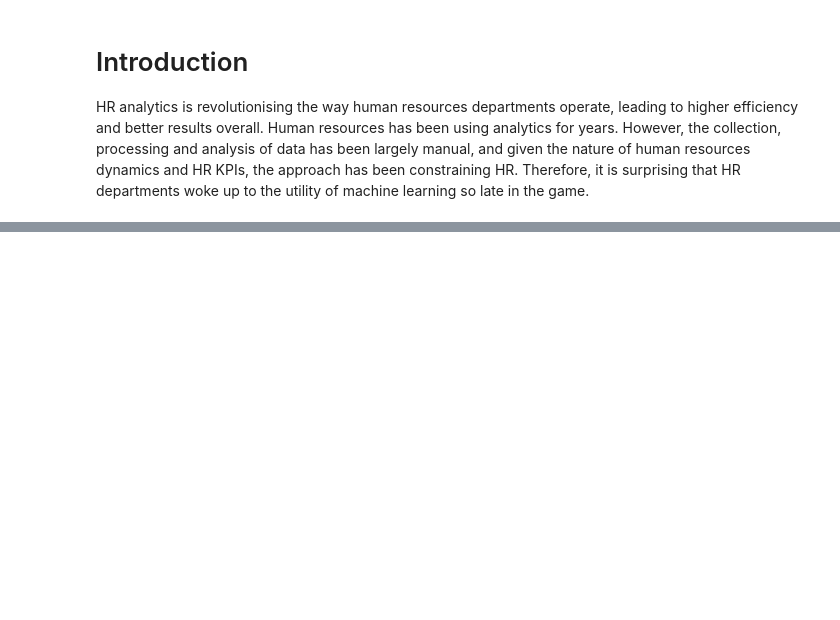
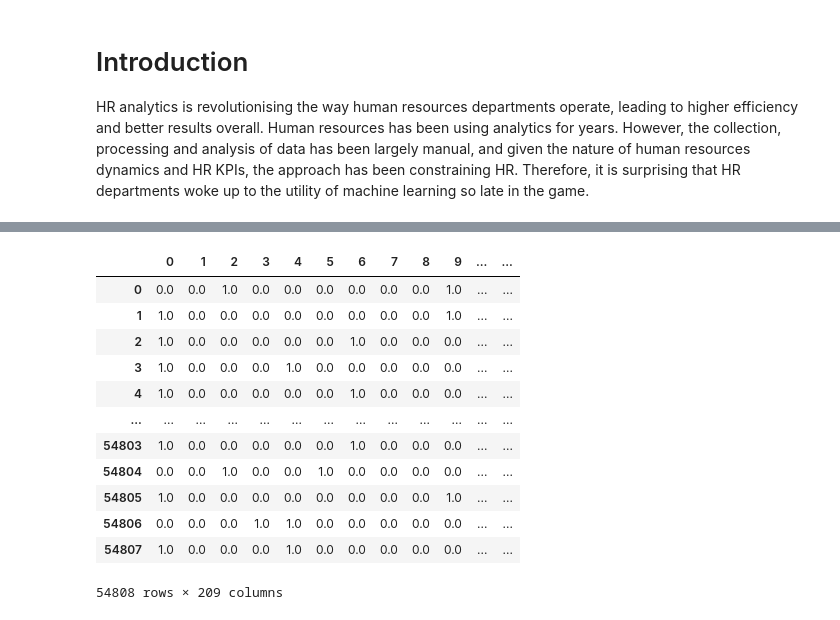
Before and after one commit to lakshyagupta2409/HRAnalytics, a Jupyter notebook: DataExplorationAnd Cleaning.ipynb, the cells around one changed output, grey strips where cells are left out. Saved outputs shown, nothing was run; the diff lists cells and outputs as text; code cells hidden in the pictures; blank space fills up the shorter version.

```diff
--- a/DataExplorationAnd Cleaning.ipynb
+++ b/DataExplorationAnd Cleaning.ipynb
@@ -70,0 +190,10 @@ transformDF =
+# %%
+from sklearn.linear_model import LogisticRegression
+from pandas import get_dummies
+
+model_pipeline=Pipeline(steps=[
+    ('preprocess',columnTransform),\
+     #('cat', get_dummies() )
+    ])
+# %%
+x=model_pipeline.fit_transform(x_train)
@@ -70,0 +214,19 @@ transformDF =
+# %%
+
+x=pd.DataFrame.sparse.from_spmatrix(x)
+# %%
+x
+# %% [output]
+|  | 0 | 1 | 2 | 3 | 4 | 5 | 6 | 7 | 8 | 9 | ... | ... |
+| 0 | 0.0 | 0.0 | 1.0 | 0.0 | 0.0 | 0.0 | 0.0 | 0.0 | 0.0 | 1.0 | ... | ... |
+| 1 | 1.0 | 0.0 | 0.0 | 0.0 | 0.0 | 0.0 | 0.0 | 0.0 | 0.0 | 1.0 | ... | ... |
+| 2 | 1.0 | 0.0 | 0.0 | 0.0 | 0.0 | 0.0 | 1.0 | 0.0 | 0.0 | 0.0 | ... | ... |
+| 3 | 1.0 | 0.0 | 0.0 | 0.0 | 1.0 | 0.0 | 0.0 | 0.0 | 0.0 | 0.0 | ... | ... |
+| 4 | 1.0 | 0.0 | 0.0 | 0.0 | 0.0 | 0.0 | 1.0 | 0.0 | 0.0 | 0.0 | ... | ... |
+| ... | ... | ... | ... | ... | ... | ... | ... | ... | ... | ... | ... | ... |
+| 54803 | 1.0 | 0.0 | 0.0 | 0.0 | 0.0 | 0.0 | 1.0 | 0.0 | 0.0 | 0.0 | ... | ... |
+| 54804 | 0.0 | 0.0 | 1.0 | 0.0 | 0.0 | 1.0 | 0.0 | 0.0 | 0.0 | 0.0 | ... | ... |
+| 54805 | 1.0 | 0.0 | 0.0 | 0.0 | 0.0 | 0.0 | 0.0 | 0.0 | 0.0 | 1.0 | ... | ... |
+| 54806 | 0.0 | 0.0 | 0.0 | 1.0 | 1.0 | 0.0 | 0.0 | 0.0 | 0.0 | 0.0 | ... | ... |
+| 54807 | 1.0 | 0.0 | 0.0 | 0.0 | 1.0 | 0.0 | 0.0 | 0.0 | 0.0 | 0.0 | ... | ... |
+54808 rows × 209 columns
```
Also changed, not shown: parts of 20 cells of this notebook.
